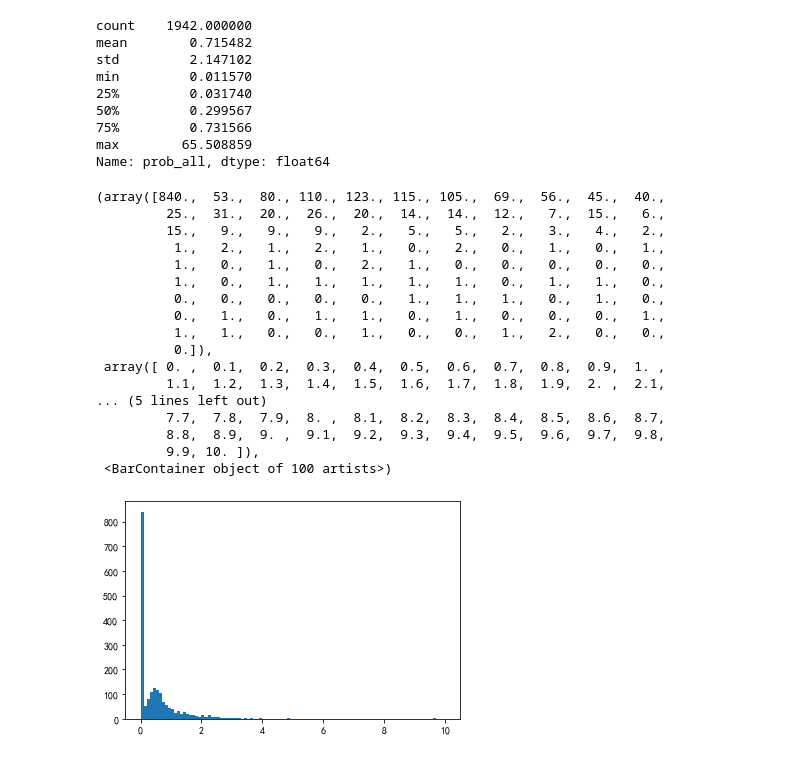
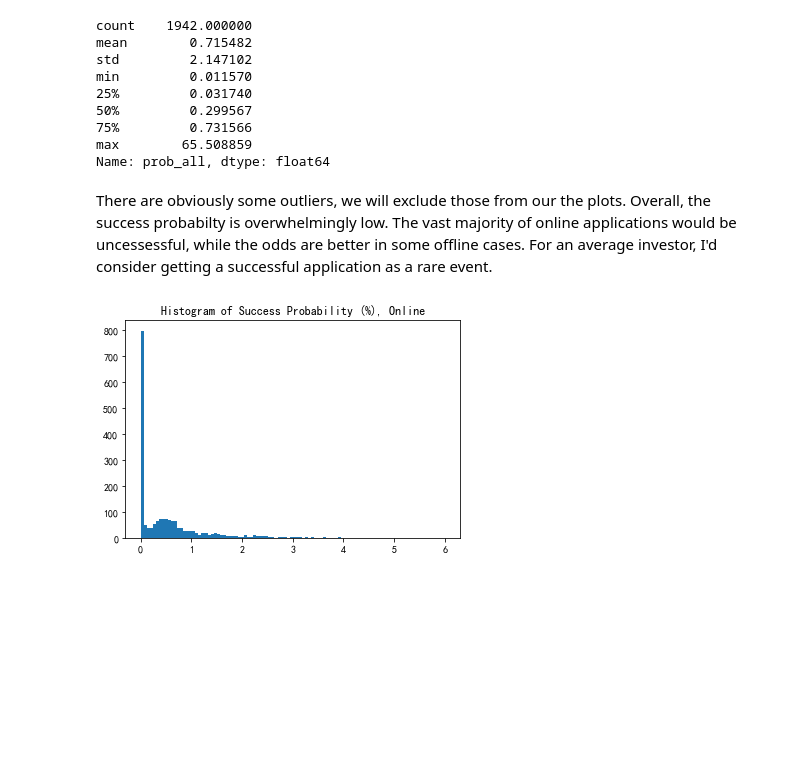
Before and after one commit to sparktseung/Chinese-IPO, a Jupyter notebook: Chinese-IPO.ipynb, the cells around one changed output. Drawn from its saved outputs; the diff is of its cells as text; code cells hidden in the pictures; blank space fills up the shorter version.

```diff
--- a/Chinese-IPO.ipynb
+++ b/Chinese-IPO.ipynb
@@ -148,24 +148,10 @@ min         0.011570
 75%         0.731566
 max        65.508859
 Name: prob_all, dtype: float64
+# %% [markdown]
+There are obviously some outliers, we will exclude those from our the plots. Overall, the success probabilty is overwhelmingly low. The vast majority of online applications would be uncessessful, while the odds are better in some offline cases. For an average investor, I'd consider getting a successful application as a rare event.
 # %%
-plt.hist(x = ipo_df['prob_online'], bins = 100, range = (0, 10))
+plt.hist(x = ipo_df['prob_online'], bins = 100, range = (0, 6));
+plt.title('Histogram of Success Probability (%), Online');
 # %% [output]
-(array([840.,  53.,  80., 110., 123., 115., 105.,  69.,  56.,  45.,  40.,
-         25.,  31.,  20.,  26.,  20.,  14.,  14.,  12.,   7.,  15.,   6.,
-         15.,   9.,   9.,   9.,   2.,   5.,   5.,   2.,   3.,   4.,   2.,
-          1.,   2.,   1.,   2.,   1.,   0.,   2.,   0.,   1.,   0.,   1.,
-          1.,   0.,   1.,   0.,   2.,   1.,   0.,   0.,   0.,   0.,   0.,
-          1.,   0.,   1.,   1.,   1.,   1.,   1.,   0.,   1.,   1.,   0.,
-          0.,   0.,   0.,   0.,   0.,   1.,   1.,   1.,   0.,   1.,   0.,
-          0.,   1.,   0.,   1.,   1.,   0.,   1.,   0.,   0.,   0.,   1.,
-          1.,   1.,   0.,   0.,   1.,   0.,   0.,   1.,   2.,   0.,   0.,
-          0.]),
- array([ 0. ,  0.1,  0.2,  0.3,  0.4,  0.5,  0.6,  0.7,  0.8,  0.9,  1. ,
-         1.1,  1.2,  1.3,  1.4,  1.5,  1.6,  1.7,  1.8,  1.9,  2. ,  2.1,
-... (5 lines left out)
-         7.7,  7.8,  7.9,  8. ,  8.1,  8.2,  8.3,  8.4,  8.5,  8.6,  8.7,
-         8.8,  8.9,  9. ,  9.1,  9.2,  9.3,  9.4,  9.5,  9.6,  9.7,  9.8,
-         9.9, 10. ]),
- <BarContainer object of 100 artists>)
-[figure, old version]
+[figure, new version]
```
Also changed, not shown: parts of 34 cells of this notebook, 24 other files.
